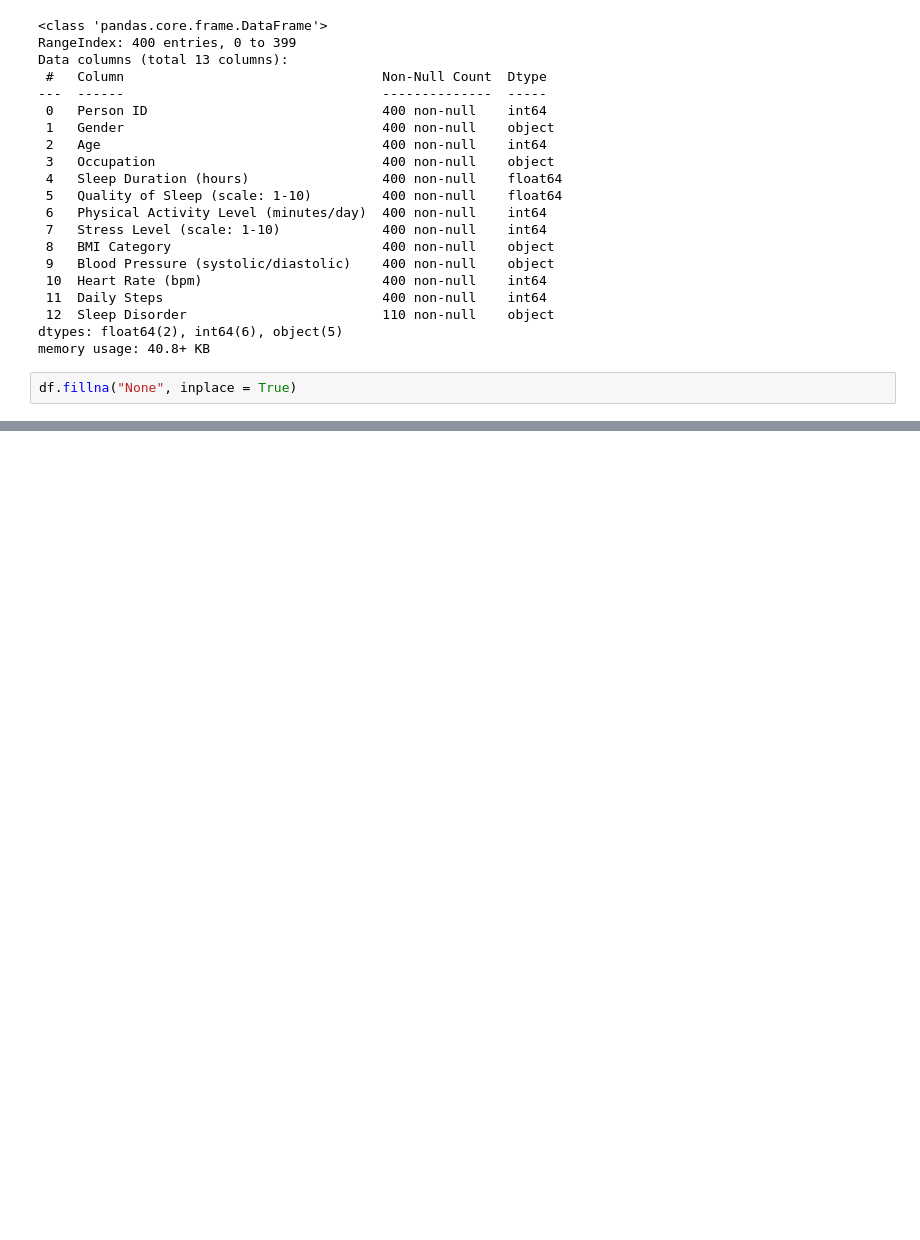
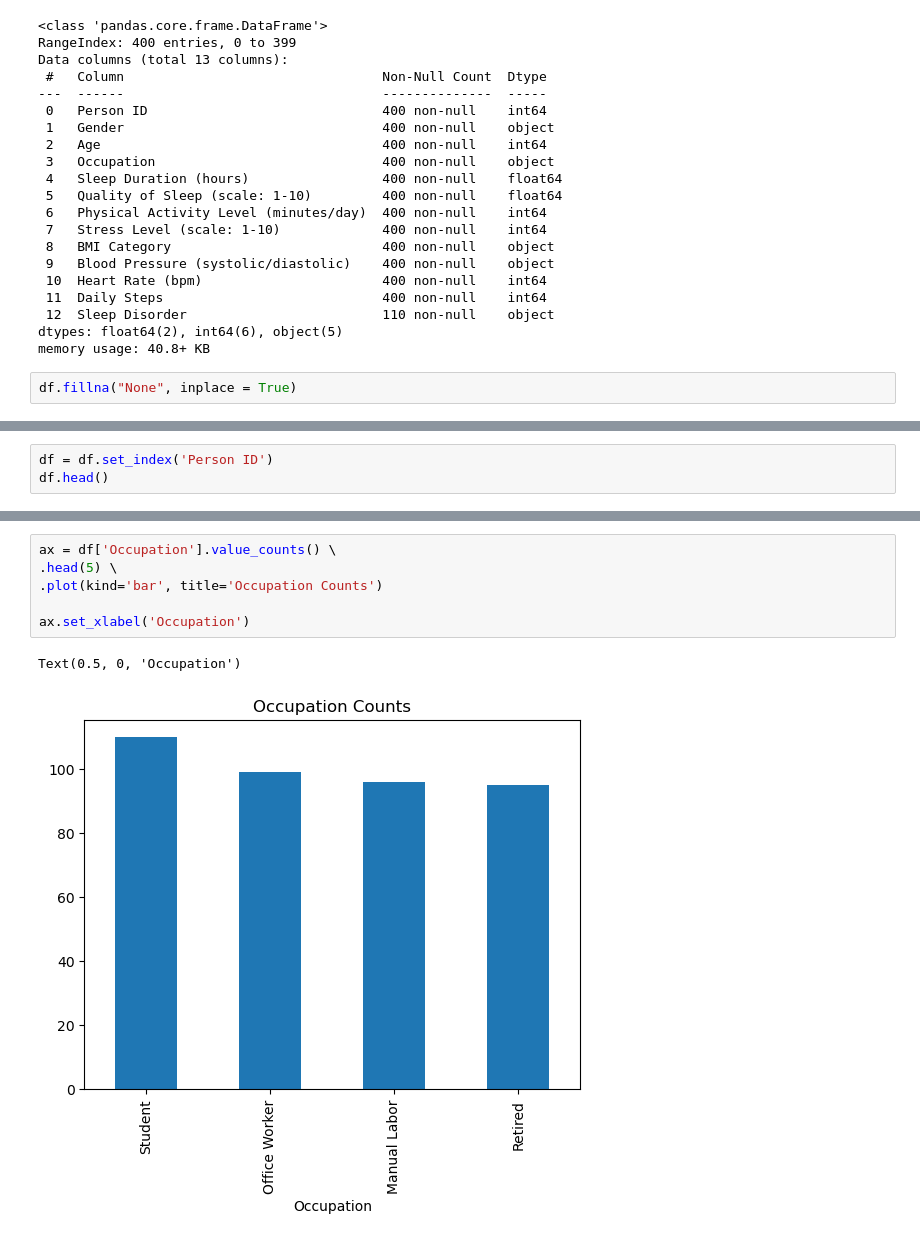
Before and after one commit to samjian8/Sleep_Lifestyle_Analysis, a Jupyter notebook: main.ipynb, the cells around one changed output, grey strips where cells are left out. Saved outputs shown, nothing was run; the diff lists cells and outputs as text; blank space fills up the shorter version.

Commit message:
Reindexed by Person ID and created occupations graph

```diff
--- a/main.ipynb
+++ b/main.ipynb
@@ -37,0 +50,3 @@ df.fillna("None", inplace = True)
+# %%
+df = df.set_index('Person ID')
+df.head()
@@ -37,0 +93,9 @@ df.fillna("None", inplace = True)
+# %%
+ax = df['Occupation'].value_counts() \
+.head(5) \
+.plot(kind='bar', title='Occupation Counts')
+
+ax.set_xlabel('Occupation')
+# %% [output]
+Text(0.5, 0, 'Occupation')
+[figure, added]
```
Also changed, not shown: parts of 4 cells of this notebook.
